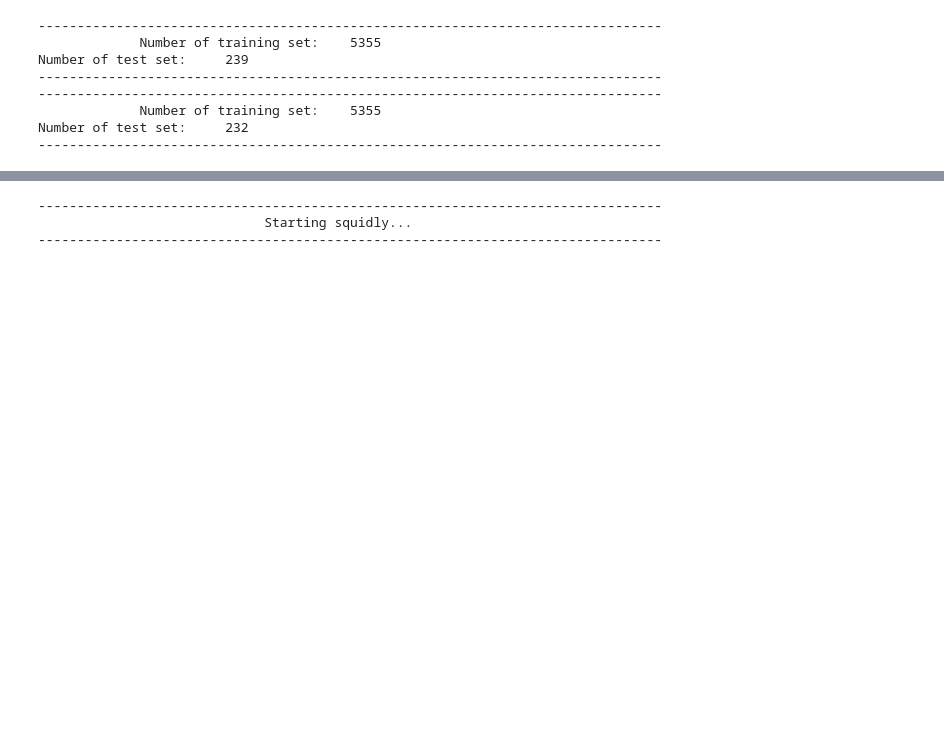
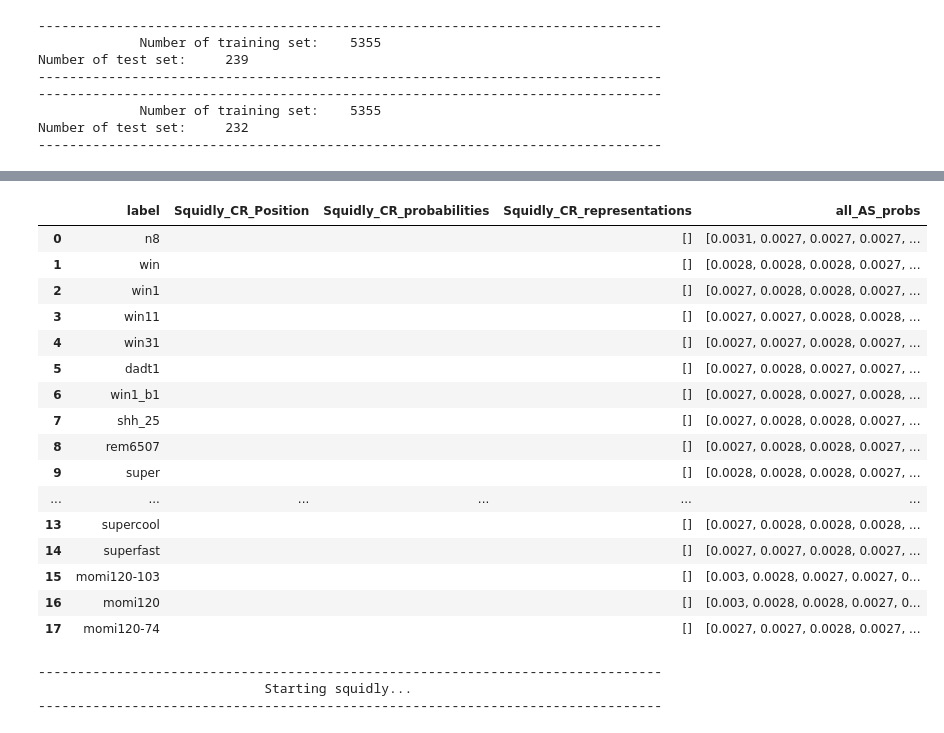
Before and after one commit to WRiegs/Squidly, a Jupyter notebook: manuscript/Benchmark-CataloDB-Ensemble.ipynb, the cells around one changed output, grey strips where cells are left out. Drawn from its saved outputs; the diff is of its cells as text; code cells hidden in the pictures; blank space fills up the shorter version.

```diff
--- a/manuscript/Benchmark-CataloDB-Ensemble.ipynb
+++ b/manuscript/Benchmark-CataloDB-Ensemble.ipynb
@@ -76,3 +148,23 @@ Number of test set:     232
+# %%
+pd.read_pickle(f'data/serine_15B_1_squidly.pkl')
+# %% [output]
+|  | label | Squidly_CR_Position | Squidly_CR_probabilities | Squidly_CR_representations | all_AS_probs |
+| 0 | n8 |  |  | [] | [0.0031, 0.0027, 0.0027, 0.0027, ... |
+| 1 | win |  |  | [] | [0.0028, 0.0028, 0.0028, 0.0027, ... |
+| 2 | win1 |  |  | [] | [0.0027, 0.0028, 0.0028, 0.0027, ... |
+| 3 | win11 |  |  | [] | [0.0027, 0.0027, 0.0028, 0.0028, ... |
+| 4 | win31 |  |  | [] | [0.0027, 0.0027, 0.0028, 0.0027, ... |
+| 5 | dadt1 |  |  | [] | [0.0027, 0.0028, 0.0027, 0.0027, ... |
+| 6 | win1_b1 |  |  | [] | [0.0027, 0.0028, 0.0027, 0.0028, ... |
+| 7 | shh_25 |  |  | [] | [0.0027, 0.0028, 0.0028, 0.0027, ... |
+| 8 | rem6507 |  |  | [] | [0.0027, 0.0028, 0.0028, 0.0027, ... |
+| 9 | super |  |  | [] | [0.0028, 0.0028, 0.0028, 0.0027, ... |
+| ... | ... | ... | ... | ... | ... |
+| 13 | supercool |  |  | [] | [0.0027, 0.0028, 0.0028, 0.0028, ... |
+| 14 | superfast |  |  | [] | [0.0027, 0.0027, 0.0028, 0.0027, ... |
+| 15 | momi120-103 |  |  | [] | [0.003, 0.0028, 0.0027, 0.0027, 0... |
+| 16 | momi120 |  |  | [] | [0.003, 0.0028, 0.0028, 0.0027, 0... |
+| 17 | momi120-74 |  |  | [] | [0.0027, 0.0027, 0.0028, 0.0027, ... |
 # %%
 # Save the training data as a database we're going to save this as a fasta file
 fasta_label = f'cataloDB_test.fasta'
```
Also changed, not shown: parts of 6 cells of this notebook, 1 other file.
